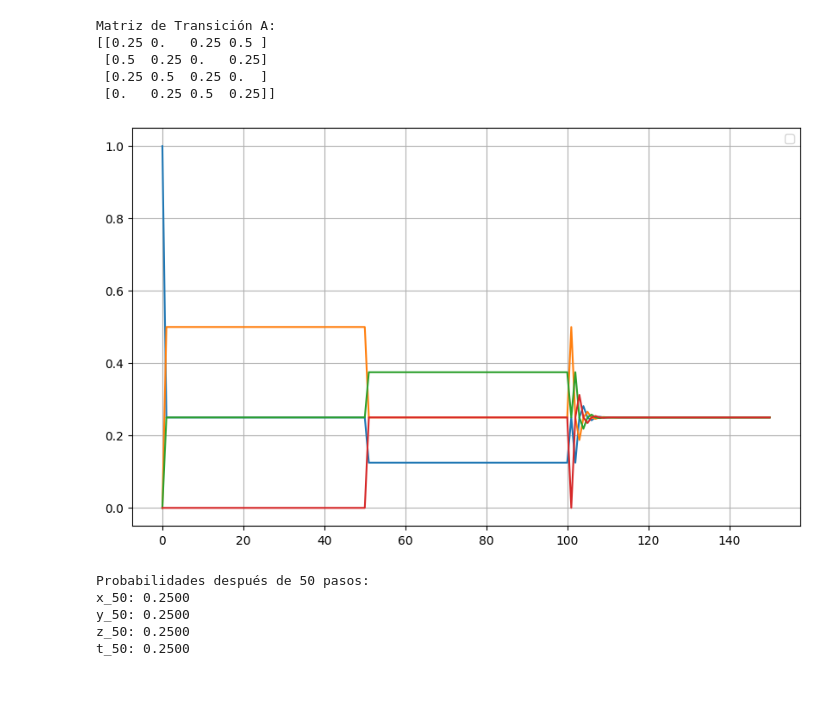
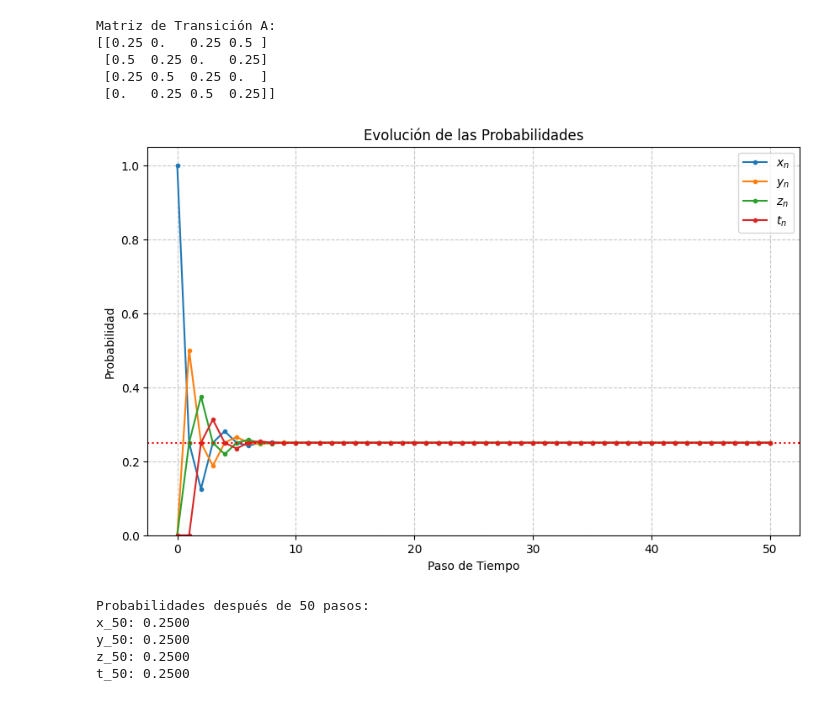
Before and after one commit to desireesosa/Investigacion-de-Operaciones-, a Jupyter notebook: Probabilidades_TableroColores.ipynb, the cells around one changed output. Cells and saved outputs as stored; diff of their text form; code cells hidden in the pictures.

```diff
--- a/Probabilidades_TableroColores.ipynb
+++ b/Probabilidades_TableroColores.ipynb
@@ -55,10 +55,7 @@ Matriz de Transición A:
 # %%
 #definir los pasos, las probabilidades, etc.
 #iniciamos en sector x
-x = 1
-y = 0
-z = 0
-t = 0
+X_0 = np.array([[1.0], [0.0], [0.0], [0.0]])
 n_steps = 50 #pasos
 
 
@@ -80,17 +77,25 @@ for n in range(1, n_steps + 1):
     z_history.append(X_n[2, 0])
     t_history.append(X_n[3, 0])
 # %%
-#grafica
-plt.figure(figsize=(10,6))
-plt.plot(x_history, label='')
-plt.plot(y_history, label='')
-plt.plot(z_history, label='')
-plt.plot(t_history, label='')
+#grafica del tablero de colores
+time_steps = np.arange(n_steps + 1)
+plt.figure(figsize=(10, 6))
+
+plt.plot(time_steps, x_history, label='$x_n$', marker='.', linestyle='-')
+plt.plot(time_steps, y_history, label='$y_n$', marker='.', linestyle='-')
+plt.plot(time_steps, z_history, label='$z_n$', marker='.', linestyle='-')
+plt.plot(time_steps, t_history, label='$t_n$', marker='.', linestyle='-')
+
+plt.title('Evolución de las Probabilidades')
+plt.xlabel('Paso de Tiempo')
+plt.ylabel('Probabilidad')
 plt.legend()
-plt.grid(True)
+plt.grid(True, linestyle='--', alpha=0.7)
+plt.axhline(y=0.25, color='r', linestyle=':', label='Límite')
+plt.ylim(0, 1.05)
 plt.show()
 # %% [output]
-[figure, old version]
+[figure, new version]
 # %%
 #imprimir resultados
 x, y, z, t = xi, yi, zi, ti
```
